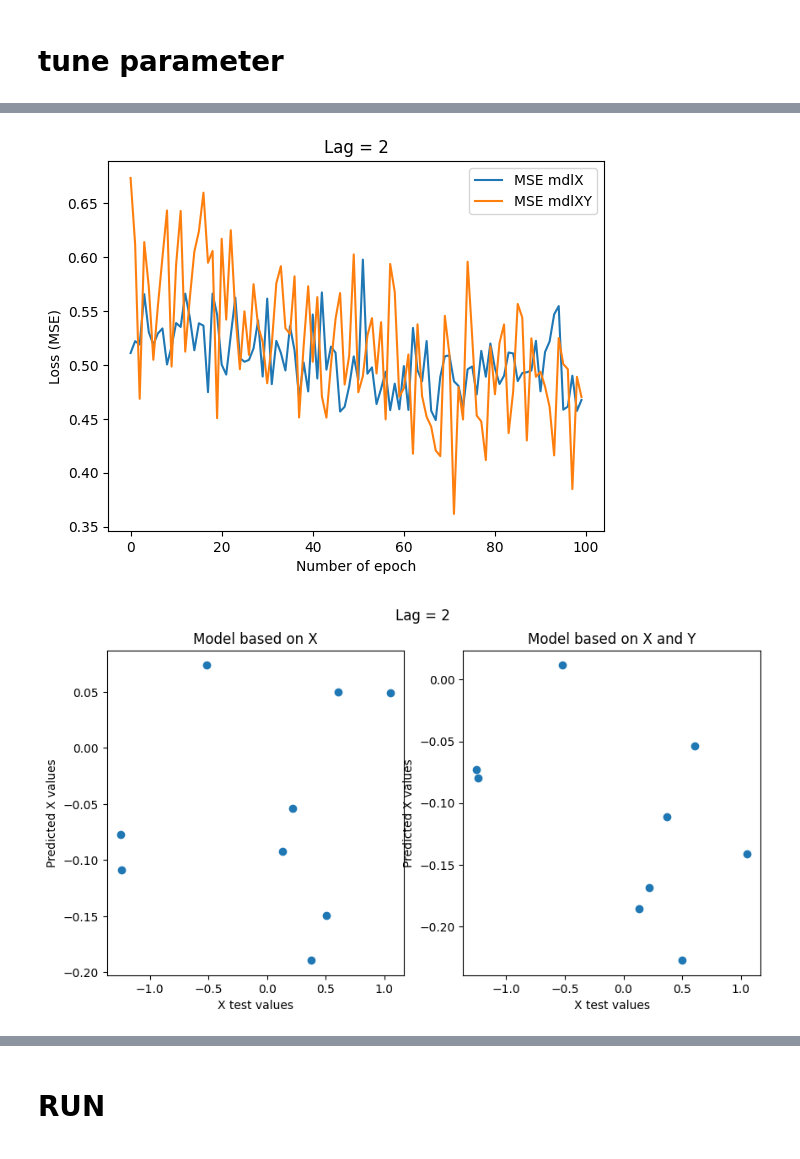
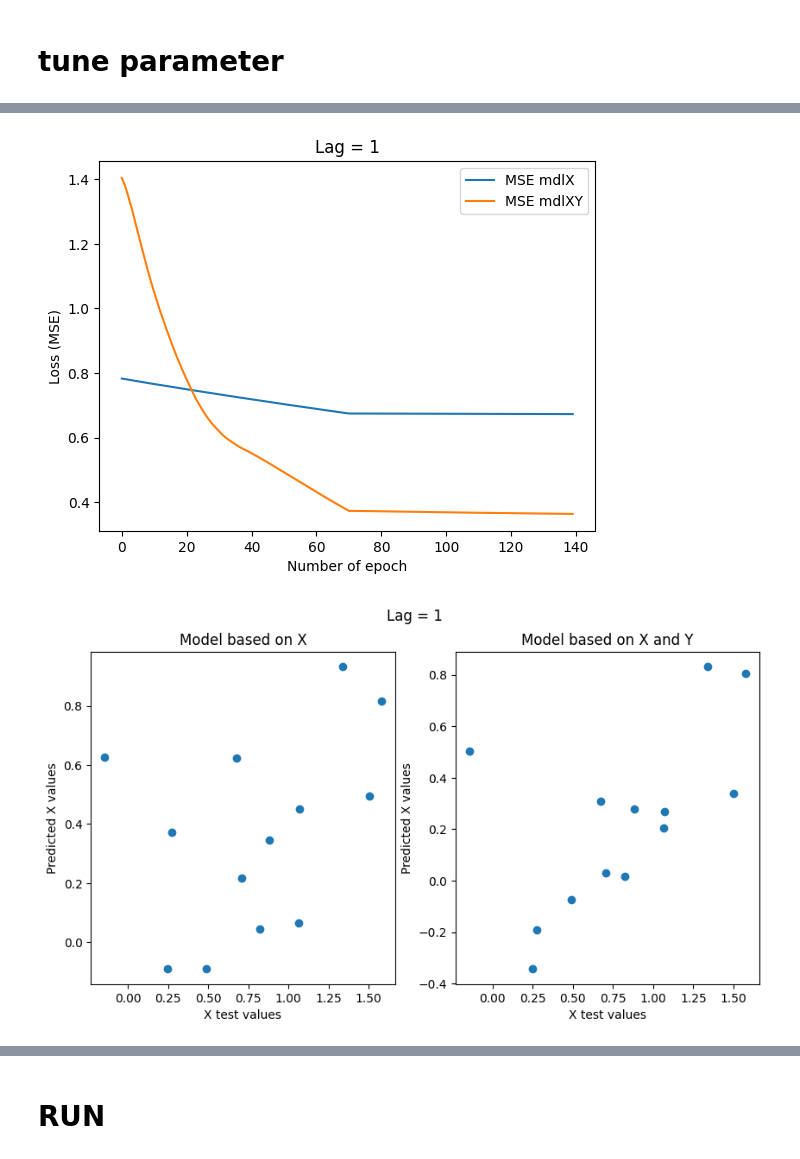
Before and after one commit to iamzhentang/causal, a Jupyter notebook: Nonlincausality/my_run.ipynb, the cells around one changed output, grey strips where cells are left out. Drawn from its saved outputs; the diff is of its cells as text; code cells hidden in the pictures.

```diff
--- a/Nonlincausality/my_run.ipynb
+++ b/Nonlincausality/my_run.ipynb
@@ -20,7 +33,7 @@ import pandas as pd
 # %%
 #%% Data generation Y->X
 # 读取数据
-args ='guangdong'
+args ='fujian'
 # 获取省份名称首字母大写形式
 province_cap = args.capitalize()
 # 读取数据
@@ -37,13 +50,13 @@ df_col = {
     'FUEL': 3,
     'EV': 4
 }
-fuel_col_idx = df_col['EVER']
+fuel_col_idx = df_col['PHEV']
 emission_col_idx = df_col['emission']
 
 # 数据集划分比例
-train_percent = 0.6
+train_percent = 0.5
 val_percent = 0
-test_percent = 0.4
+test_percent = 0.5
 
 # 数据日期清洗和准备
 emission_data['date'] = emission_data['date'].astype(str)
@@ -69,9 +82,11 @@ emission_data_mask = (emission_data['date'] >= start_date) & (emission_data['dat
 
 emission_data = emission_data.loc[emission_data_mask]
 vehicle_data = vehicle_data.loc[vehicle_data_mask]
-
-# 丢掉第一列
+# 丢掉第 2022/07/01 的数据
+vehicle_data = vehicle_data[vehicle_data['date'] != '2022-07-01']
+# 丢掉第一列和丢掉第 2022/07/01 的数据
 emission_data = emission_data.drop(emission_data.columns[[0]], axis=1)
+emission_data = emission_data[emission_data['date'] != '2022-07-01']
 
 # 数据对齐
 emission_data.set_index('date', inplace=True)
@@ -183,23 +198,23 @@ data_test = merged_data_n[val_end:, [fuel_col_idx, emission_col_idx]]
 
 
 
-add={'n_units_0': 24, 'dropout_1': 0.3, 'run': 3, 'epochs_1': 70, 'epochs_2': 30, 'lr_1': 0.00020511104188433984, 'lr_2': 1.3066739238053272e-05, 'batch_size': 16, 'regularization': 'None'}
-
-lags = [2]
+# add={'n_units_0': 16, 'n_units_1': 32, 'lags': 1, 'epochs_1': 40, 'epochs_2': 30, 'lr_1': 0.0020240286281332813, 'lr_2': 3.210577849550394e-05, 'batch_size': 12, 'regularization': 'None'}
+add={'n_units_0': 24, 'n_units_1': 4, 'lags': 1, 'epochs_1': 70, 'epochs_2': 70, 'lr_1': 0.0013005010415742134, 'lr_2': 2.323028705772345e-05, 'batch_size': 12, 'regularization': 'l1', 'reg_alpha_1': 0.0001678614116511004}
+lags = [add['lags']]
 
 nonlincausalityNN_params = {
     'x': data_train,
     'maxlag': lags,
-    'NN_config': ['g', 'dr'],
-    'NN_neurons': [add['n_units_0'], add['dropout_1']],
+    'NN_config': ['d', 'd'],
+    'NN_neurons': [add['n_units_0'], add['n_units_1']],
     'x_test': data_test,
-    'run': add['run'],
+    'run': 2,
     'epochs_num': [add['epochs_1'], add['epochs_2']],
     'learning_rate': [add['lr_1'], add['lr_2']],
     'batch_size_num': add['batch_size'],
     'x_val':data_val,
     'regularization': add['regularization'],
-    'reg_alpha': None,#add['reg_alpha_1'],
+    'reg_alpha': add['reg_alpha_1'],
     'callbacks':None,
     'verbose':False,
     'plot':True
@@ -303,2 +307,2 @@ Test statistic = 8.0 p-value = 0.962890625
-[figure, old version]
+[figure, new version]
-[figure, old version]
+[figure, new version]
```
Also changed, not shown: parts of 4 cells of this notebook, 3 other files.
